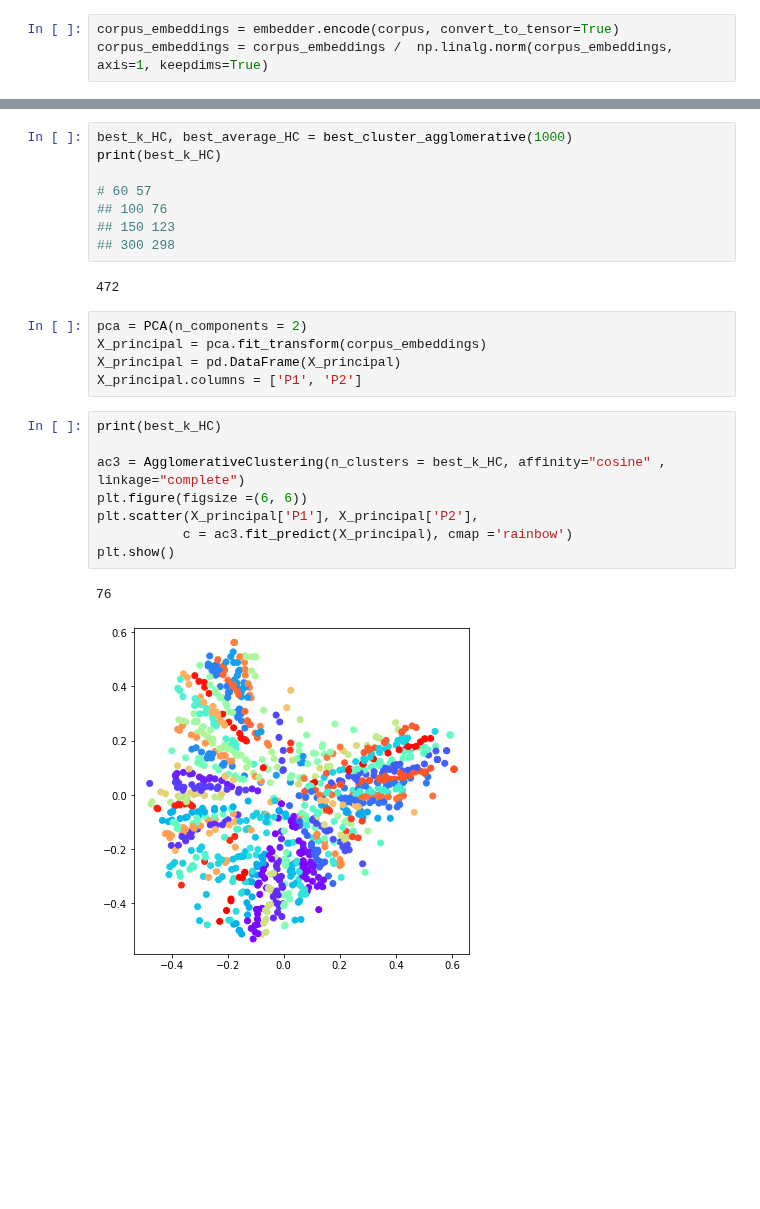
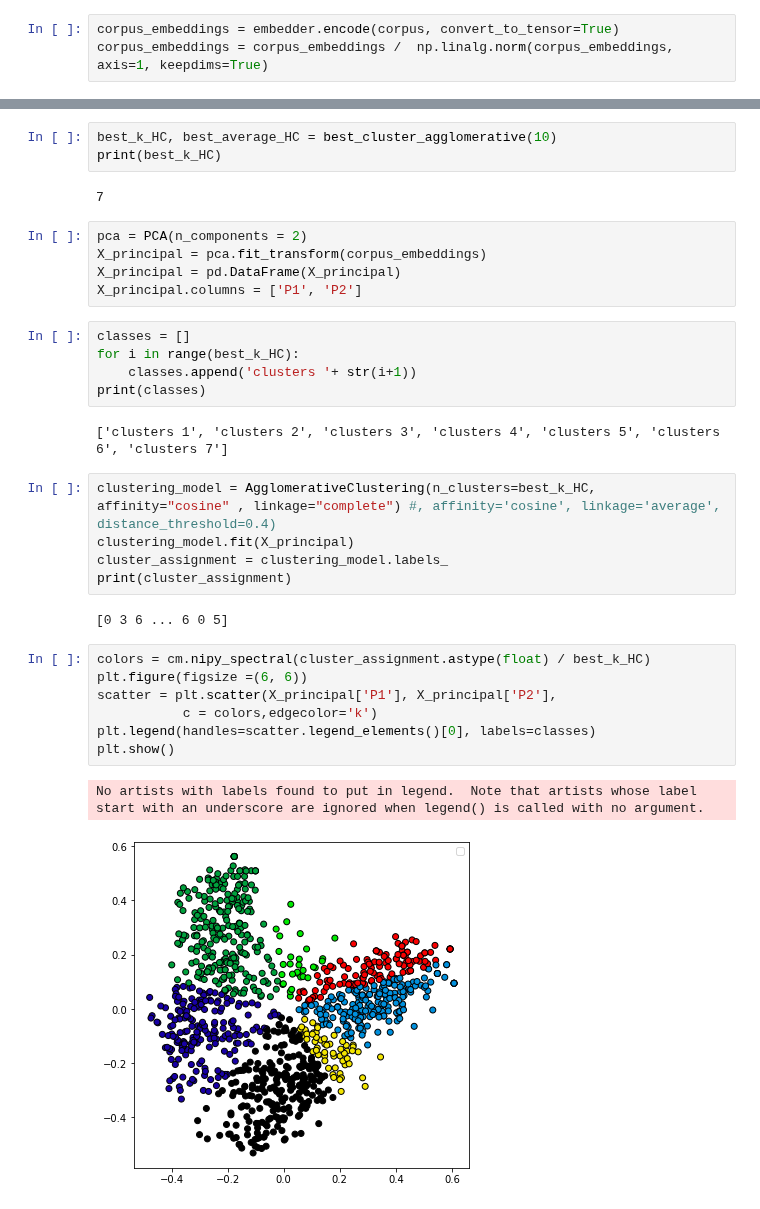
Before and after one commit to LuisSante/Text-segmentation-using-Agglomerative-Clustering, a Jupyter notebook: NLP - Clustering/experiment_with_graphics_agglo.ipynb, the cells around one changed output, grey strips where cells are left out. Saved outputs shown, nothing was run; the diff lists cells and outputs as text; blank space fills up the shorter version.

Commit message:
update NLP and Agglomerative Clustering

```diff
--- a/NLP - Clustering/experiment_with_graphics_agglo.ipynb
+++ b/NLP - Clustering/experiment_with_graphics_agglo.ipynb
@@ -84,28 +85,36 @@ def best_cluster_agglomerative(j):
 
     return best_k, best_average
 # %%
-best_k_HC, best_average_HC = best_cluster_agglomerative(1000)
+best_k_HC, best_average_HC = best_cluster_agglomerative(10)
 print(best_k_HC)
-
-# 60 57
-## 100 76
-## 150 123
-## 300 298
 # %% [output]
-472
+7
 # %%
 pca = PCA(n_components = 2)
 X_principal = pca.fit_transform(corpus_embeddings)
 X_principal = pd.DataFrame(X_principal)
 X_principal.columns = ['P1', 'P2']
+# %%
+classes = []
+for i in range(best_k_HC):
+    classes.append('clusters '+ str(i+1))
+print(classes)
+# %% [output]
+['clusters 1', 'clusters 2', 'clusters 3', 'clusters 4', 'clusters 5', 'clusters 6', 'clusters 7']
+# %%
+clustering_model = AgglomerativeClustering(n_clusters=best_k_HC, affinity="cosine" , linkage="complete") #, affinity='cosine', linkage='average', distance_threshold=0.4)
+clustering_model.fit(X_principal)
+cluster_assignment = clustering_model.labels_
+print(cluster_assignment)
+# %% [output]
+[0 3 6 ... 6 0 5]
 # %%
-print(best_k_HC)
-
-ac3 = AgglomerativeClustering(n_clusters = best_k_HC, affinity="cosine" , linkage="complete")
+colors = cm.nipy_spectral(cluster_assignment.astype(float) / best_k_HC)
 plt.figure(figsize =(6, 6))
-plt.scatter(X_principal['P1'], X_principal['P2'],
-           c = ac3.fit_predict(X_principal), cmap ='rainbow')
+scatter = plt.scatter(X_principal['P1'], X_principal['P2'],
+           c = colors,edgecolor='k')
+plt.legend(handles=scatter.legend_elements()[0], labels=classes)
 plt.show()
 # %% [output]
-76
+No artists with labels found to put in legend.  Note that artists whose label start with an underscore are ignored when legend() is called with no argument.
-[figure, old version]
+[figure, new version]
```
Also changed, not shown: parts of 2 cells of this notebook, 1 other file.
